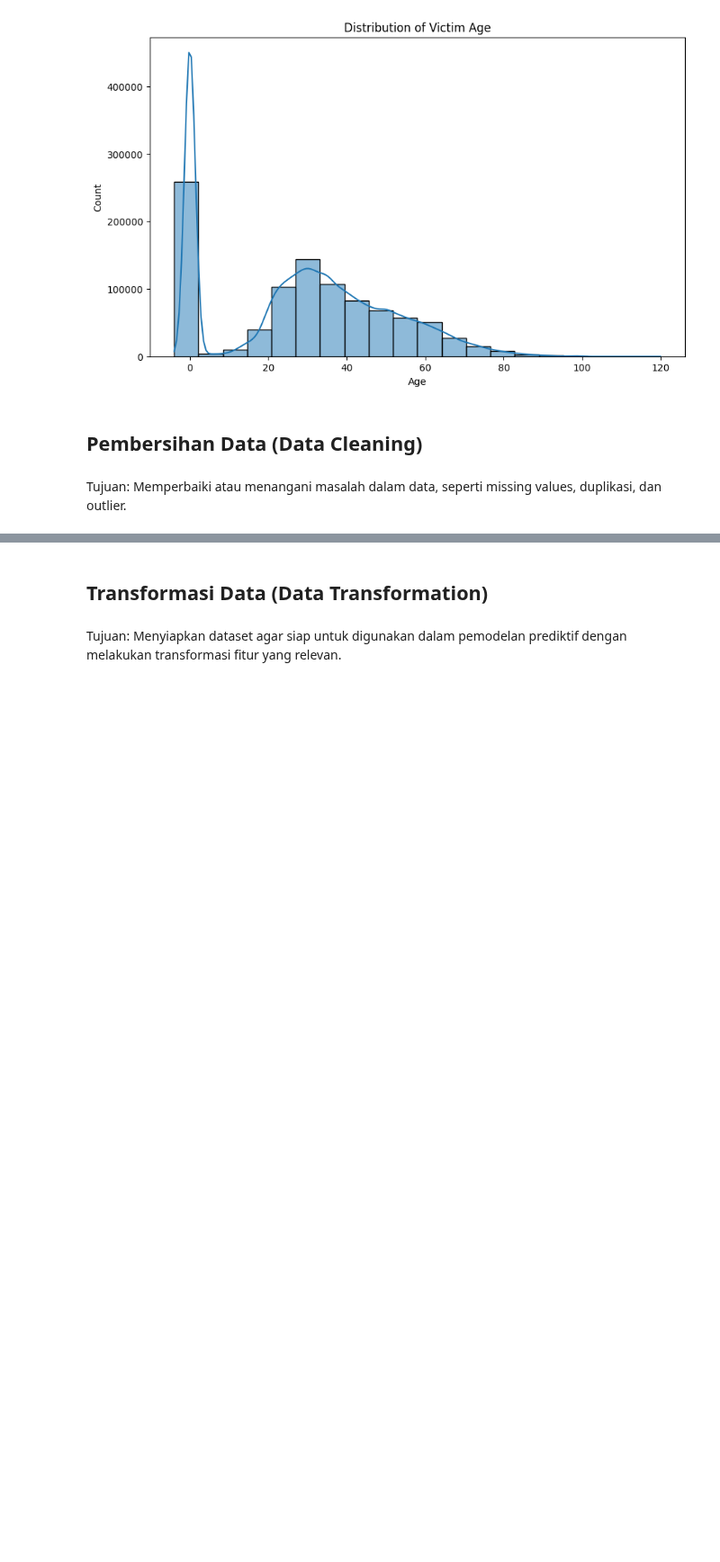
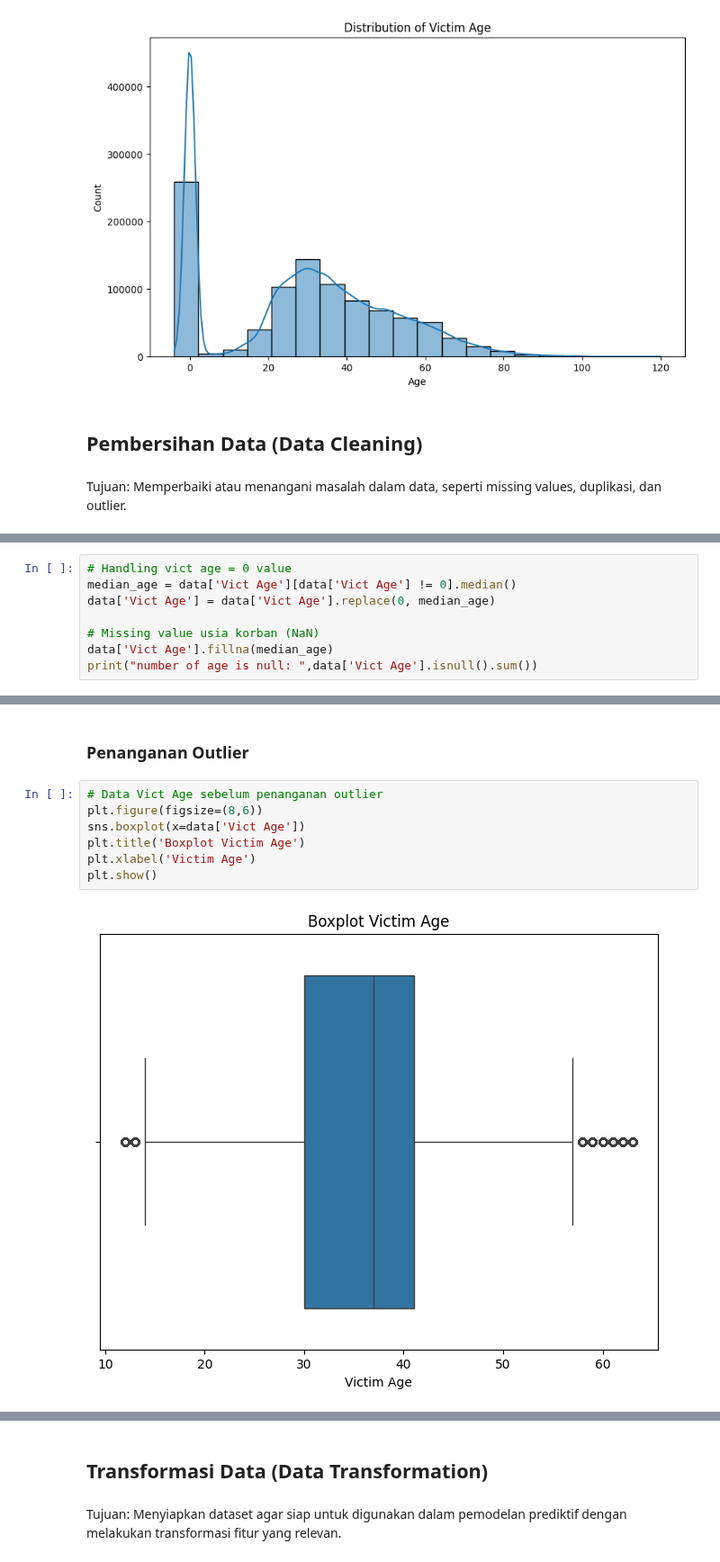
Before and after one commit to jasmrntha/tgp1-pap-c, a Jupyter notebook: Eksplorasi dan Prapemrosesan Data.ipynb, the cells around one changed output, grey strips where cells are left out. Shown at 90% size. Saved outputs shown, nothing was run; the diff lists cells and outputs as text; blank space fills up the shorter version.

```diff
--- a/Eksplorasi dan Prapemrosesan Data.ipynb
+++ b/Eksplorasi dan Prapemrosesan Data.ipynb
@@ -138,0 +155,8 @@ Tujuan: Memperbaiki atau menangani masalah dalam data, seperti missing values, d
+# %%
+# Handling vict age = 0 value
+median_age = data['Vict Age'][data['Vict Age'] != 0].median()
+data['Vict Age'] = data['Vict Age'].replace(0, median_age)
+
+# Missing value usia korban (NaN)
+data['Vict Age'].fillna(median_age)
+print("number of age is null: ",data['Vict Age'].isnull().sum())
@@ -181 +223,12 @@ data_clean = data_clean.drop_duplicates(inplace=True)
+# %% [markdown]
+### Penanganan Outlier
+# %%
+# Data Vict Age sebelum penanganan outlier
+plt.figure(figsize=(8,6))
+sns.boxplot(x=data['Vict Age'])
+plt.title('Boxplot Victim Age')
+plt.xlabel('Victim Age')
+plt.show()
+# %% [output]
+[figure, added]
 # %%
```
Also changed, not shown: parts of 31 cells of this notebook.
